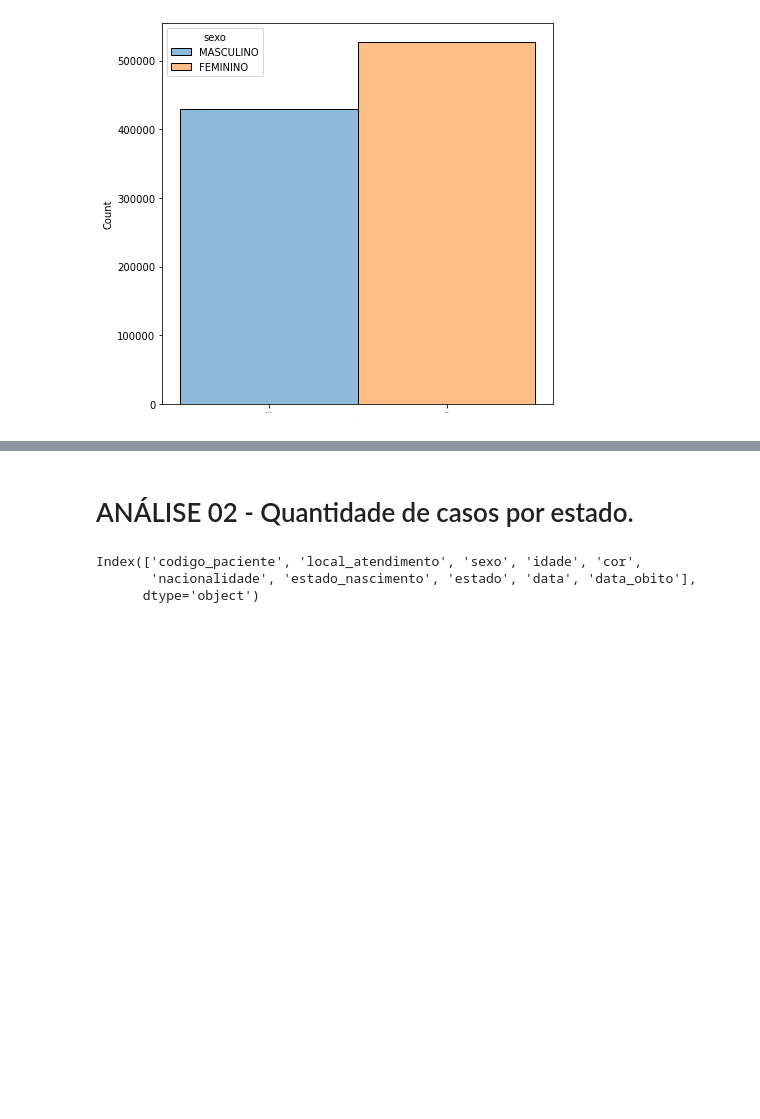
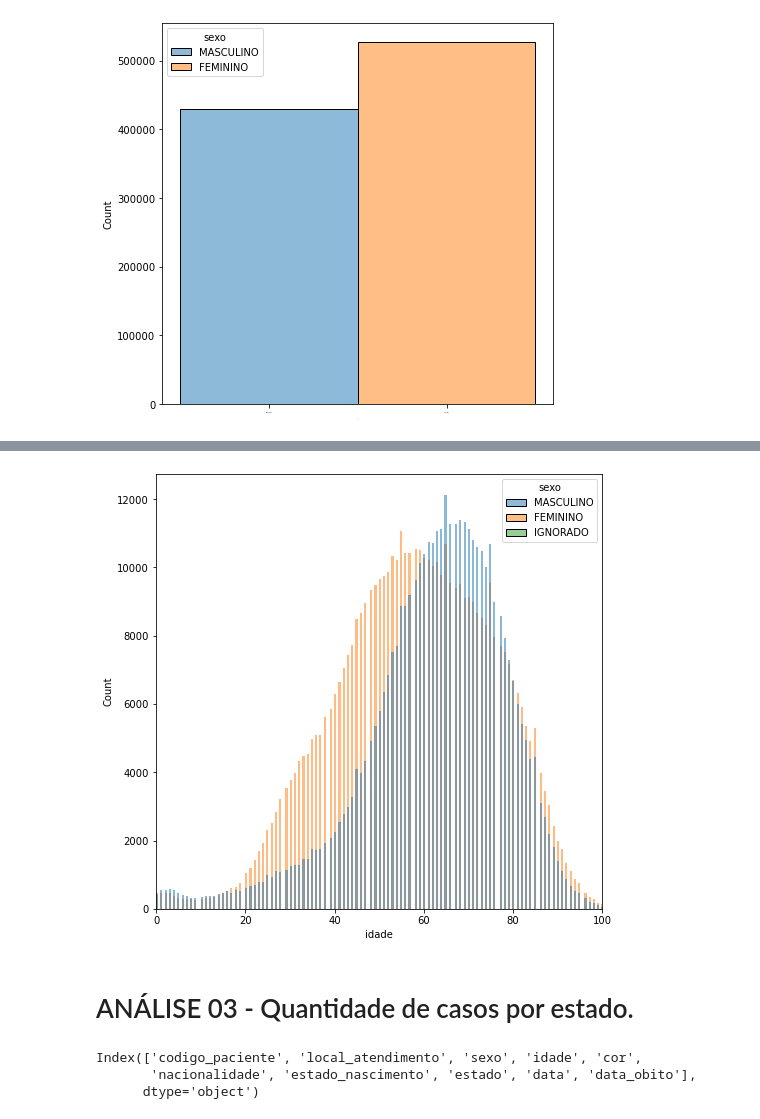
Before and after one commit to AnaPaulaPAraujo/analise_dados_cancer_brasil, a Jupyter notebook: analise_geral.ipynb, the cells around one changed output, grey strips where cells are left out. Cells and saved outputs as stored; diff of their text form; code cells hidden in the pictures; blank space fills up the shorter version.

```diff
--- a/analise_geral.ipynb
+++ b/analise_geral.ipynb
@@ -161,5 +200,13 @@ plt.show()
+# %%
+plt.figure(figsize=(8,8))
+sns.histplot(data=dados2, x='idade', hue='sexo')
+plt.xlim(0,100)
+
+plt.show()
+# %% [output]
+[figure, added]
 # %% [markdown]
-# ANÁLISE 02 - Quantidade de casos por estado.
+# ANÁLISE 03 - Quantidade de casos por estado.
 # %%
 sexos_masc_fem_df.columns
 # %% [output]
```
Also changed, not shown: parts of 9 cells of this notebook.
